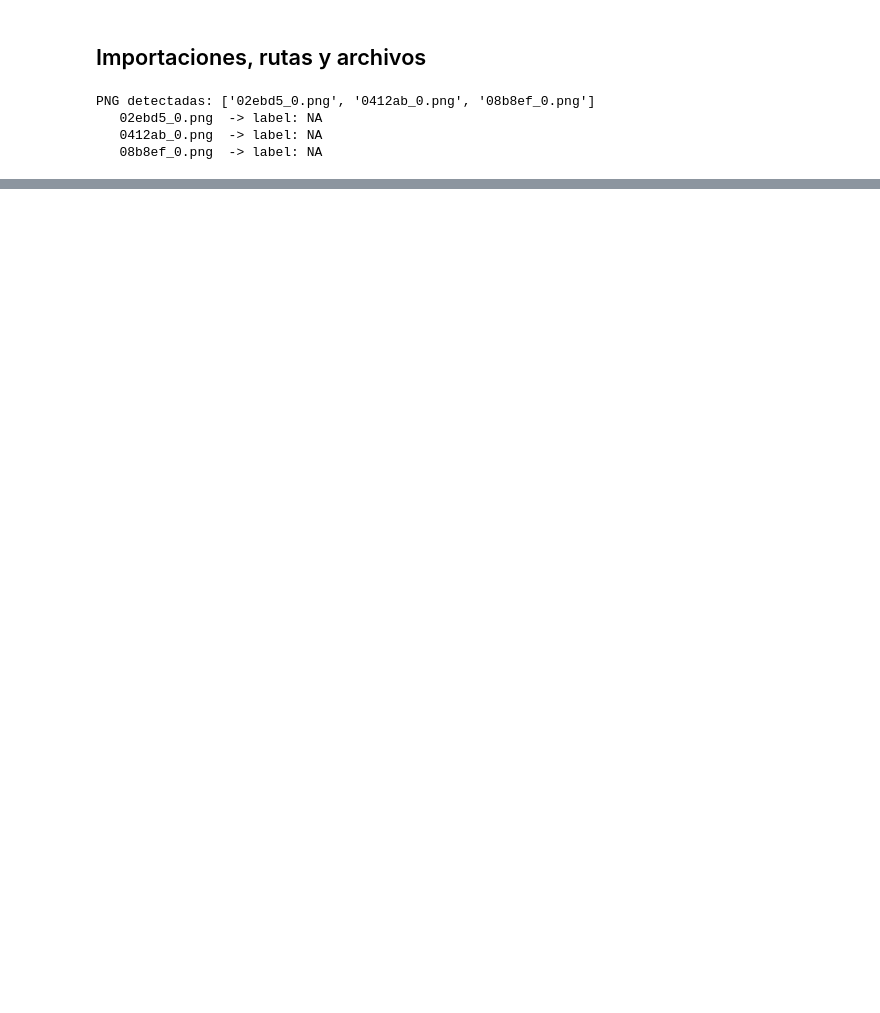
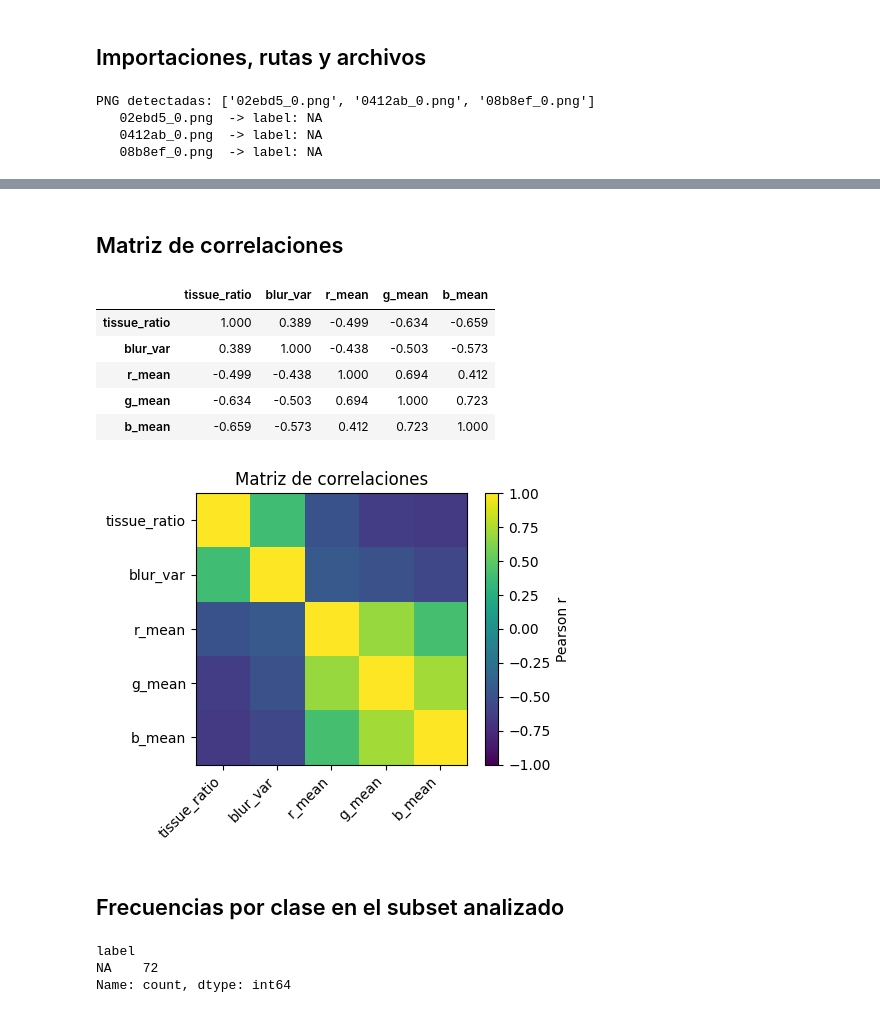
Before and after one commit to Andyfer004/P2-DS, a Jupyter notebook: P2_DS.ipynb, the cells around one changed output, grey strips where cells are left out. Cells and saved outputs as stored; diff of their text form; code cells hidden in the pictures; blank space fills up the shorter version.

```diff
--- a/P2_DS.ipynb
+++ b/P2_DS.ipynb
@@ -275,0 +567,9 @@ PNG detectadas: ['02ebd5_0.png', '0412ab_0.png', '08b8ef_0.png']
+# %%
+import pandas as pd
+train = pd.read_csv("data/train.csv", dtype={"image_id": str})
+png_ids = [p.stem for p in PNG_PATHS]
+subset_lbl = train.loc[train["image_id"].isin(png_ids), ["image_id","label"]]
+eda_tiles = eda_tiles.drop(columns=["label"], errors="ignore").merge(subset_lbl, on="image_id", how="left")
+eda_tiles["label"] = eda_tiles["label"].fillna("NA")  # si alguna no aparece
+eda_he   = eda_he.drop(columns=["label"], errors="ignore").merge(subset_lbl, on="image_id", how="left")
+eda_he["label"] = eda_he["label"].fillna("NA")
@@ -275,0 +610,33 @@ PNG detectadas: ['02ebd5_0.png', '0412ab_0.png', '08b8ef_0.png']
+# %% [markdown]
+## Matriz de correlaciones
+# %%
+num_cols = ["tissue_ratio","blur_var","r_mean","g_mean","b_mean"]
+corr = eda_tiles[num_cols].corr(method="pearson").round(3)
+display(corr)
+
+# Heatmap simple sin seaborn
+import matplotlib.pyplot as plt
+plt.figure(figsize=(5,4))
+plt.imshow(corr, vmin=-1, vmax=1)
+plt.colorbar(label="Pearson r")
+plt.xticks(range(len(num_cols)), num_cols, rotation=45, ha="right")
+plt.yticks(range(len(num_cols)), num_cols)
+plt.title("Matriz de correlaciones")
+plt.tight_layout(); plt.savefig(FIG_DIR/"corr_matrix.png", dpi=180); plt.show()
+# %% [output]
+|  | tissue_ratio | blur_var | r_mean | g_mean | b_mean |
+| tissue_ratio | 1.000 | 0.389 | -0.499 | -0.634 | -0.659 |
+| blur_var | 0.389 | 1.000 | -0.438 | -0.503 | -0.573 |
+| r_mean | -0.499 | -0.438 | 1.000 | 0.694 | 0.412 |
+| g_mean | -0.634 | -0.503 | 0.694 | 1.000 | 0.723 |
+| b_mean | -0.659 | -0.573 | 0.412 | 0.723 | 1.000 |
+[figure, added]
+# %% [markdown]
+## Frecuencias por clase en el subset analizado
+# %%
+freq = eda_tiles["label"].value_counts(dropna=False)
+print(freq)
+# %% [output]
+label
+NA    72
+Name: count, dtype: int64
```
Also changed, not shown: parts of 22 cells of this notebook.
